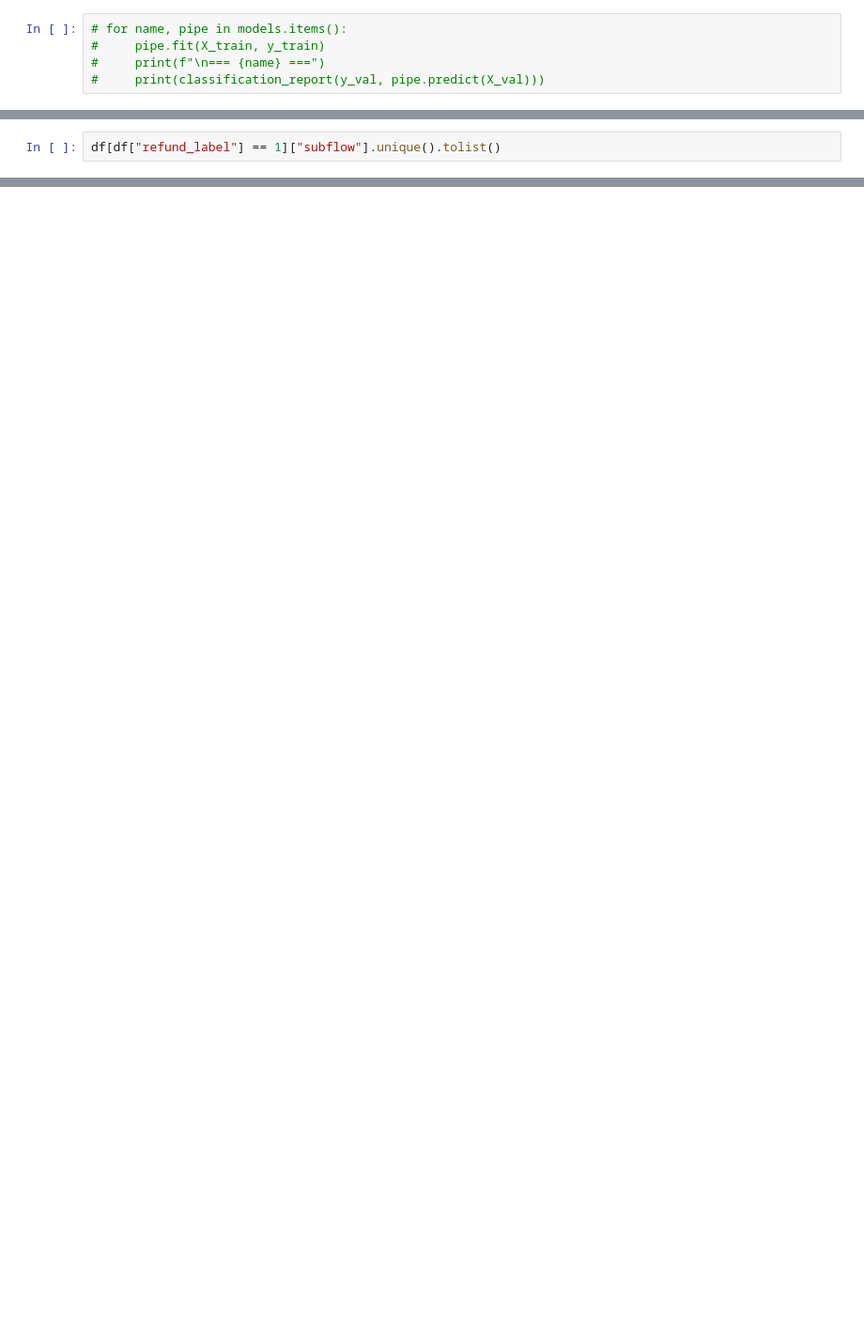
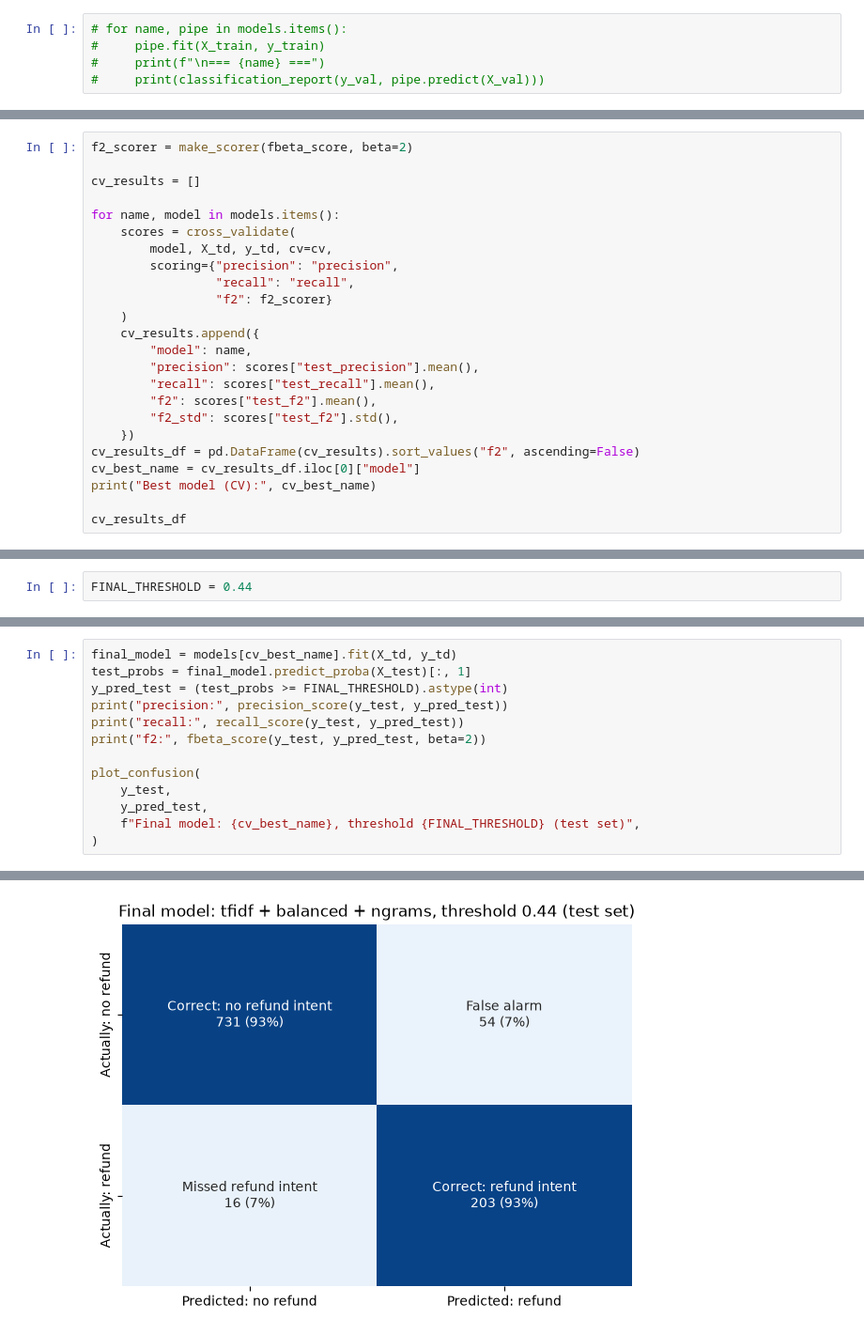
Before and after one commit to MUlbing/ClaimLens, a Jupyter notebook: notebooks/glofinn_notebook.ipynb, the cells around one changed output, grey strips where cells are left out. Shown at 94% size. Cells and saved outputs as stored; diff of their text form; blank space fills up the shorter version.

```diff
--- a/notebooks/glofinn_notebook.ipynb
+++ b/notebooks/glofinn_notebook.ipynb
@@ -217,0 +237,24 @@ Text(0.5, 1.0, 'Refund intent: count + none (validation set)')
+# %%
+f2_scorer = make_scorer(fbeta_score, beta=2)
+
+cv_results = []
+
+for name, model in models.items():
+    scores = cross_validate(
+        model, X_td, y_td, cv=cv,
+        scoring={"precision": "precision",
+                 "recall": "recall",
+                 "f2": f2_scorer}
+    )
+    cv_results.append({
+        "model": name,
+        "precision": scores["test_precision"].mean(),
+        "recall": scores["test_recall"].mean(),
+        "f2": scores["test_f2"].mean(),
+        "f2_std": scores["test_f2"].std(),
+    })
+cv_results_df = pd.DataFrame(cv_results).sort_values("f2", ascending=False)
+cv_best_name = cv_results_df.iloc[0]["model"]
+print("Best model (CV):", cv_best_name)
+
+cv_results_df
@@ -218,2 +299,2 @@ Text(0.5, 1.0, 'Refund intent: count + none (validation set)')
 # %%
-df[df["refund_label"] == 1]["subflow"].unique().tolist()
+FINAL_THRESHOLD = 0.44
@@ -233,0 +301,14 @@ df[df["refund_label"] == 1]["subflow"].unique().tolist()
+# %%
+final_model = models[cv_best_name].fit(X_td, y_td)
+test_probs = final_model.predict_proba(X_test)[:, 1]
+y_pred_test = (test_probs >= FINAL_THRESHOLD).astype(int)
+print("precision:", precision_score(y_test, y_pred_test))
+print("recall:", recall_score(y_test, y_pred_test))
+print("f2:", fbeta_score(y_test, y_pred_test, beta=2))
+
+plot_confusion(
+    y_test,
+    y_pred_test,
+    f"Final model: {cv_best_name}, threshold {FINAL_THRESHOLD} (test set)",
+)
+# %% [output]
@@ -233,0 +318 @@ df[df["refund_label"] == 1]["subflow"].unique().tolist()
+[figure, added]
```
Also changed, not shown: parts of 17 cells of this notebook.
